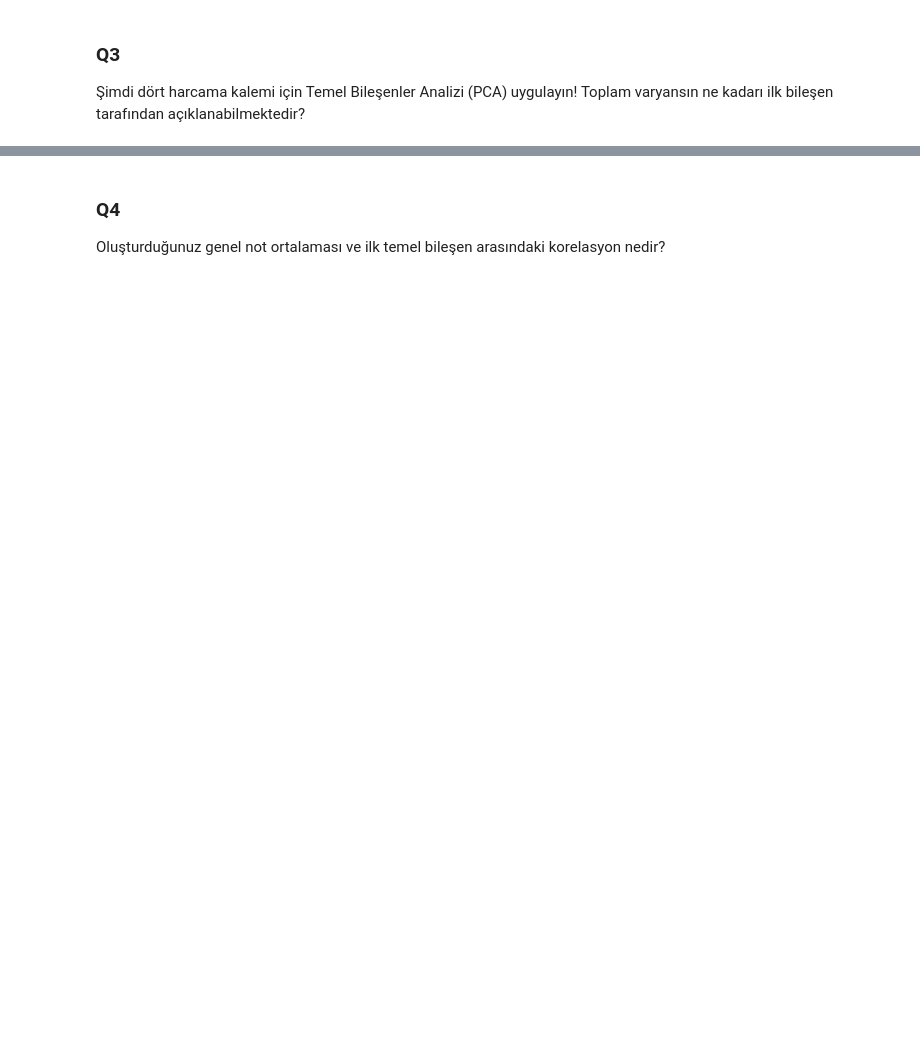
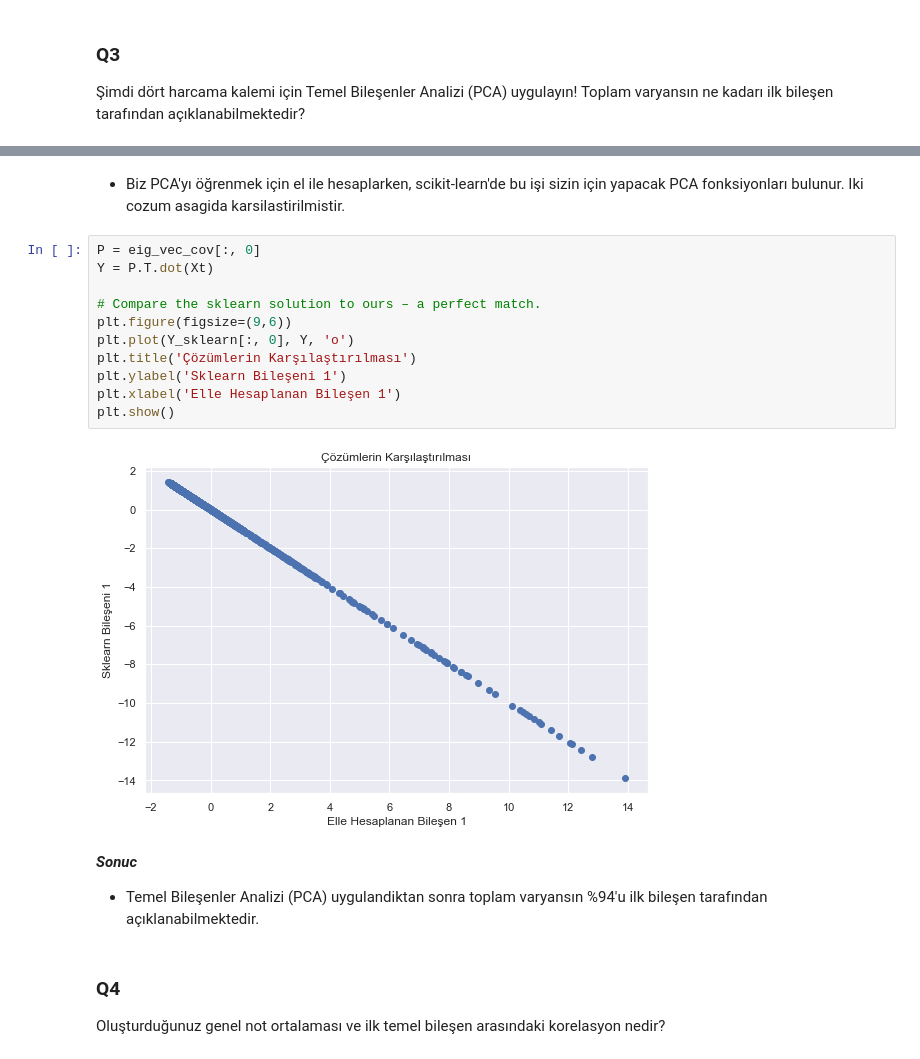
Before and after one commit to ahmetpergamum/datascience, a Jupyter notebook: 03_exploratory_analysis/assignment08featureeng02.ipynb, the cells around one changed output, grey strips where cells are left out. Drawn from its saved outputs; the diff is of its cells as text; blank space fills up the shorter version.

```diff
--- a/03_exploratory_analysis/assignment08featureeng02.ipynb
+++ b/03_exploratory_analysis/assignment08featureeng02.ipynb
@@ -21,3 +207,22 @@ Yeni oluşturduğunuz değişken ile harcama çeşitlerinin korelasyonu nedir? H
+# %% [markdown]
+- Biz PCA'yı öğrenmek için el ile hesaplarken, scikit-learn'de bu işi sizin için yapacak PCA fonksiyonları bulunur. Iki cozum asagida karsilastirilmistir.
+# %%
+P = eig_vec_cov[:, 0]
+Y = P.T.dot(Xt)
+
+# Compare the sklearn solution to ours – a perfect match.
+plt.figure(figsize=(9,6))
+plt.plot(Y_sklearn[:, 0], Y, 'o')
+plt.title('Çözümlerin Karşılaştırılması')
+plt.ylabel('Sklearn Bileşeni 1')
+plt.xlabel('Elle Hesaplanan Bileşen 1')
+plt.show()
+# %% [output]
+[figure, added]
+# %% [markdown]
+***Sonuc***
+
+- Temel Bileşenler Analizi (PCA) uygulandiktan sonra toplam varyansın %94'u ilk bileşen tarafından açıklanabilmektedir.
 # %% [markdown]
 ### Q4
 
```
Also changed, not shown: parts of 22 cells of this notebook, 1 other file.
